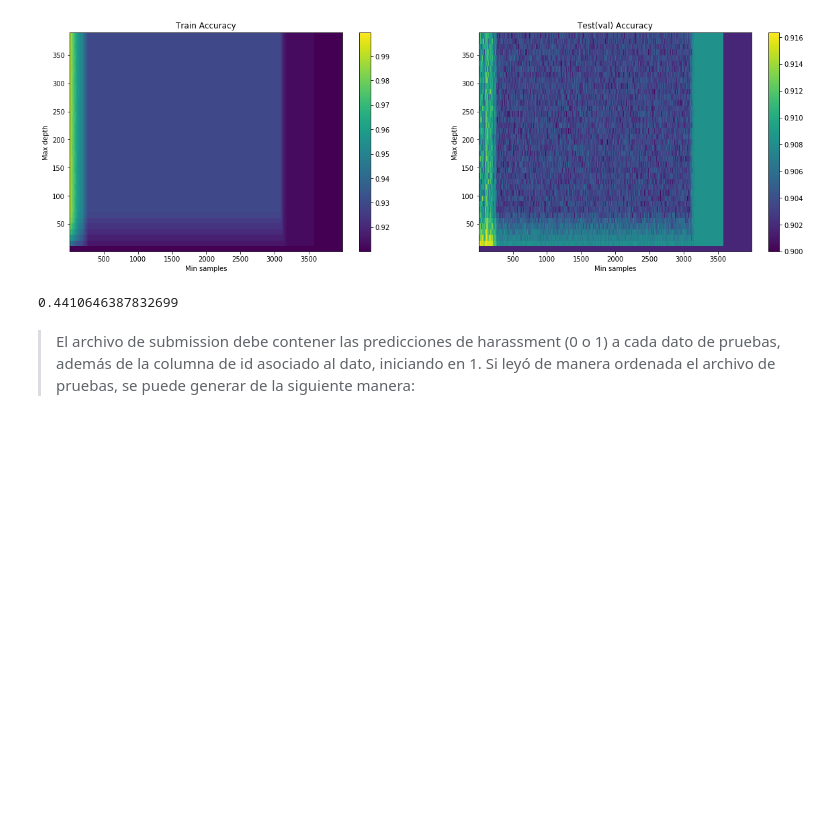
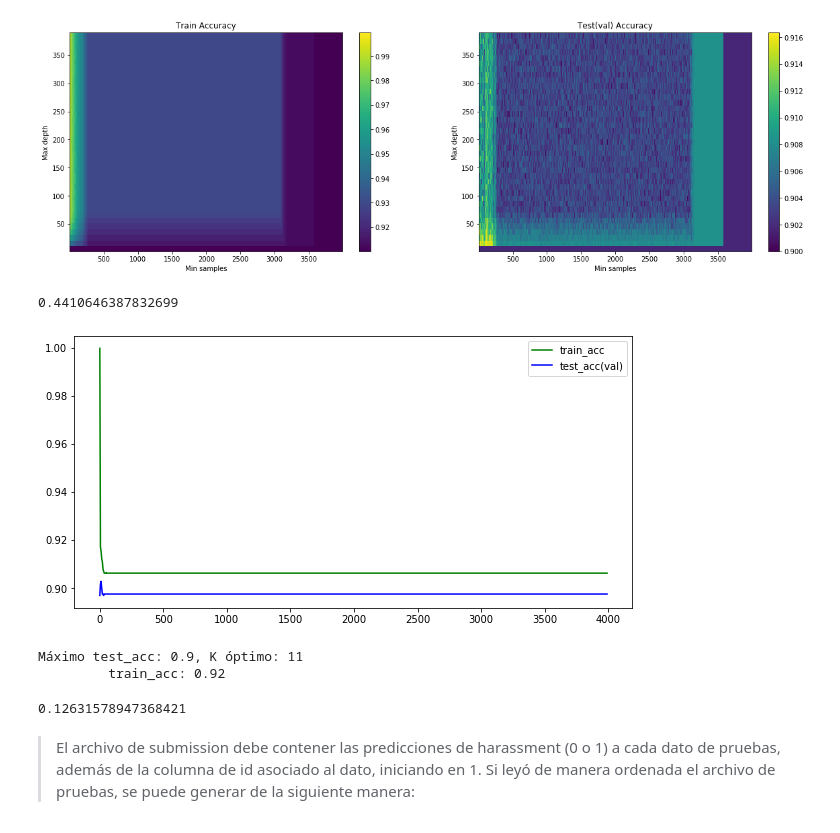
Before and after one commit to Shiroko7/INF-393-Tarea-3, a Jupyter notebook: Tarea 3 parte2.ipynb, the cells around one changed output. Cells and saved outputs as stored; diff of their text form; code cells hidden in the pictures; blank space fills up the shorter version.

```diff
--- a/Tarea 3 parte2.ipynb
+++ b/Tarea 3 parte2.ipynb
@@ -207,7 +207,7 @@ Máximo test_acc kernel=rbf (gaussiano): 0.9094, C óptimo: 1000.0
          train_acc kernel=rbf (gaussiano): 0.9762
 # %%
 #SVM kernel rbf (gaussiano) regularizado C = 1000
-do_SVM(features_train,labels_train,features_val,labels_val, param = 1000,kernel="rbf")
+model, train_acc, test_acc = do_SVM(features_train,labels_train,features_val,labels_val, param = 1000,kernel="rbf")
 
 y_pred = model.predict(features_val)
 f1_score(labels_val, y_pred, average='binary')
@@ -280,6 +280,45 @@ y_pred = model.predict(features_val)
 f1_score(labels_val, y_pred, average='binary')
 # %% [output]
 0.4410646387832699
+# %%
+from sklearn.neighbors import KNeighborsClassifier
+def do_KNN(x,y,xv,yv, param):
+    model = KNeighborsClassifier()
+    #print("Param K= ",param)
+    model.set_params(n_neighbors=param)
+    model.fit(x,y)
+    train_acc = model.score(x,y)
+    test_acc = model.score(xv,yv)
+    return model, train_acc, test_acc
+Ks = np.arange(1, features_train.shape[0], 5)
+
+ltrain = list()
+ltest  = list()
+for i in Ks:
+    model, train_acc, test_acc = do_KNN(features_train,labels_train,features_val,labels_val, param = i)
+    ltrain.append(train_acc)
+    ltest.append(test_acc)
+
+plt.figure(figsize=(10,5))
+plt.plot(Ks, ltrain, c = 'green', label = 'train_acc')
+plt.plot(Ks, ltest, c = 'blue', label = 'test_acc(val)')
+plt.legend()
+plt.show()
+
+print("Máximo test_acc: "+str(round(max(ltest),2)) + ", K óptimo: "+ str(round(Ks[ltest.index(max(ltest))],2)))
+print("\t train_acc: "+str(round(ltrain[ltest.index(max(ltest))],2)))
+# %% [output]
+[figure, added]
+Máximo test_acc: 0.9, K óptimo: 11
+         train_acc: 0.92
+# %%
+#KNN regularizado con K = 11
+model, train_acc, test_acc = do_KNN(features_train,labels_train,features_val,labels_val, param = 11)
+
+y_pred = model.predict(features_val)
+f1_score(labels_val, y_pred, average='binary')
+# %% [output]
+0.12631578947368421
 # %% [markdown]
 > El archivo de submission debe contener las predicciones de harassment (0 o 1) a cada dato de pruebas, además de la columna de id asociado al dato, iniciando en 1. Si leyó de manera ordenada el archivo de pruebas, se puede generar de la siguiente manera:
 # %%
```
